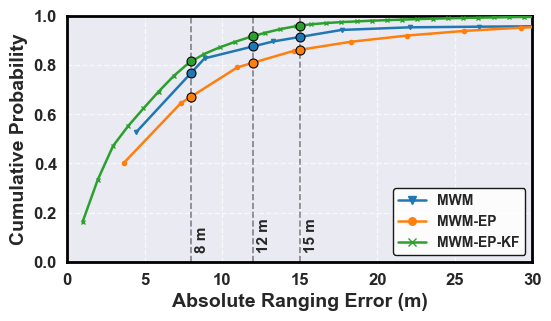
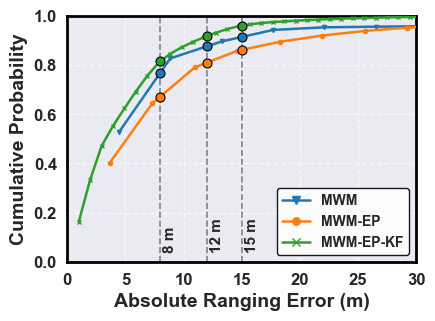
The change to this notebook cell's code, shown as a diff; its figure went from the first image to the second:
--- before
+++ after
@@ -10,5 +10,5 @@
 sns.set_theme(style="darkgrid")
 
-fig, ax = plt.subplots(figsize=(6, 3.2))
+fig, ax = plt.subplots(figsize=(4.5, 3.2))
 
 cdf_data = {'MWM': (x_A_raw, cdf_A_raw, colors[0], 'v'), 'MWM-EP': (x_B_raw, cdf_B_raw, colors[1], 'o'), 'MWM-EP-KF': (x_B_filt, cdf_B_filt, colors[2], 'x')}

Commit: PLM and Ranging plot fine tuning